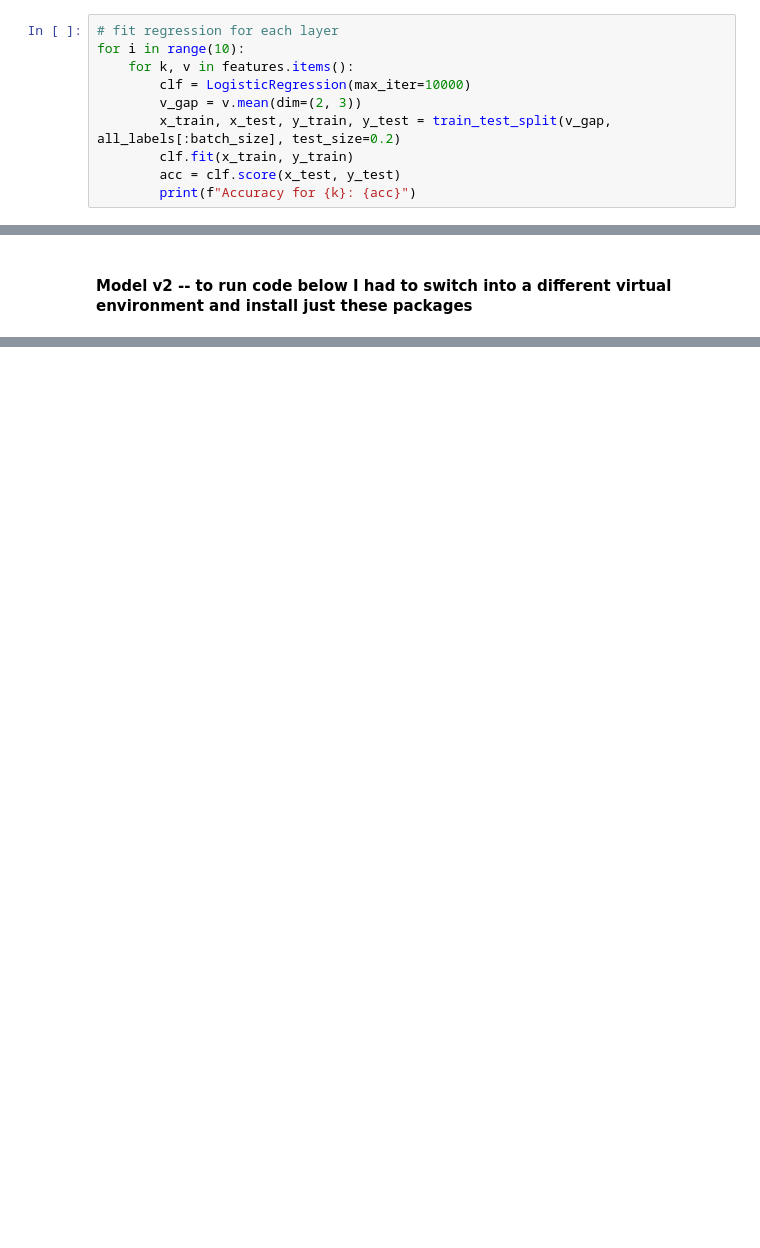
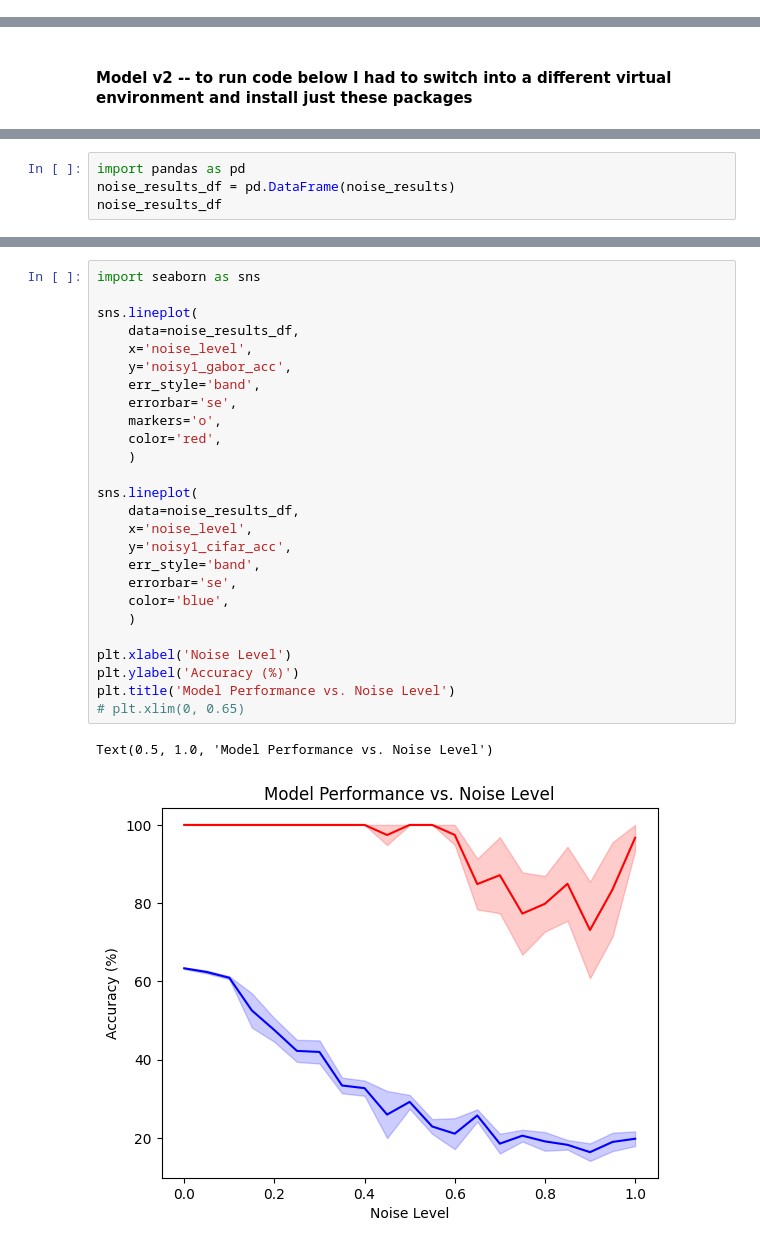
Before and after one commit to sherafatia/v1dd-public, a Jupyter notebook: notebooks/modeling.ipynb, the cells around one changed output, grey strips where cells are left out. Saved outputs shown, nothing was run; the diff lists cells and outputs as text; blank space fills up the shorter version.

```diff
--- a/notebooks/modeling.ipynb
+++ b/notebooks/modeling.ipynb
@@ -188,10 +0,0 @@ print(acc)
-# %%
-# fit regression for each layer
-for i in range(10):
-    for k, v in features.items():
-        clf = LogisticRegression(max_iter=10000)
-        v_gap = v.mean(dim=(2, 3))
-        x_train, x_test, y_train, y_test = train_test_split(v_gap, all_labels[:batch_size], test_size=0.2)
-        clf.fit(x_train, y_train)
-        acc = clf.score(x_test, y_test)
-        print(f"Accuracy for {k}: {acc}")
@@ -372,0 +110,4 @@ plt.plot(losses)
+# %%
+import pandas as pd
+noise_results_df = pd.DataFrame(noise_results)
+noise_results_df
@@ -372,0 +128,29 @@ plt.plot(losses)
+# %%
+import seaborn as sns
+
+sns.lineplot(
+    data=noise_results_df,
+    x='noise_level',
+    y='noisy1_gabor_acc',
+    err_style='band',
+    errorbar='se',
+    markers='o',
+    color='red',
+    )
+
+sns.lineplot(
+    data=noise_results_df,
+    x='noise_level',
+    y='noisy1_cifar_acc',
+    err_style='band',
+    errorbar='se',
+    color='blue',
+    )
+
+plt.xlabel('Noise Level')
+plt.ylabel('Accuracy (%)')
+plt.title('Model Performance vs. Noise Level')
+# plt.xlim(0, 0.65)
+# %% [output]
+Text(0.5, 1.0, 'Model Performance vs. Noise Level')
+[figure, added]
```
Also changed, not shown: parts of 28 cells of this notebook, 1 other file.
